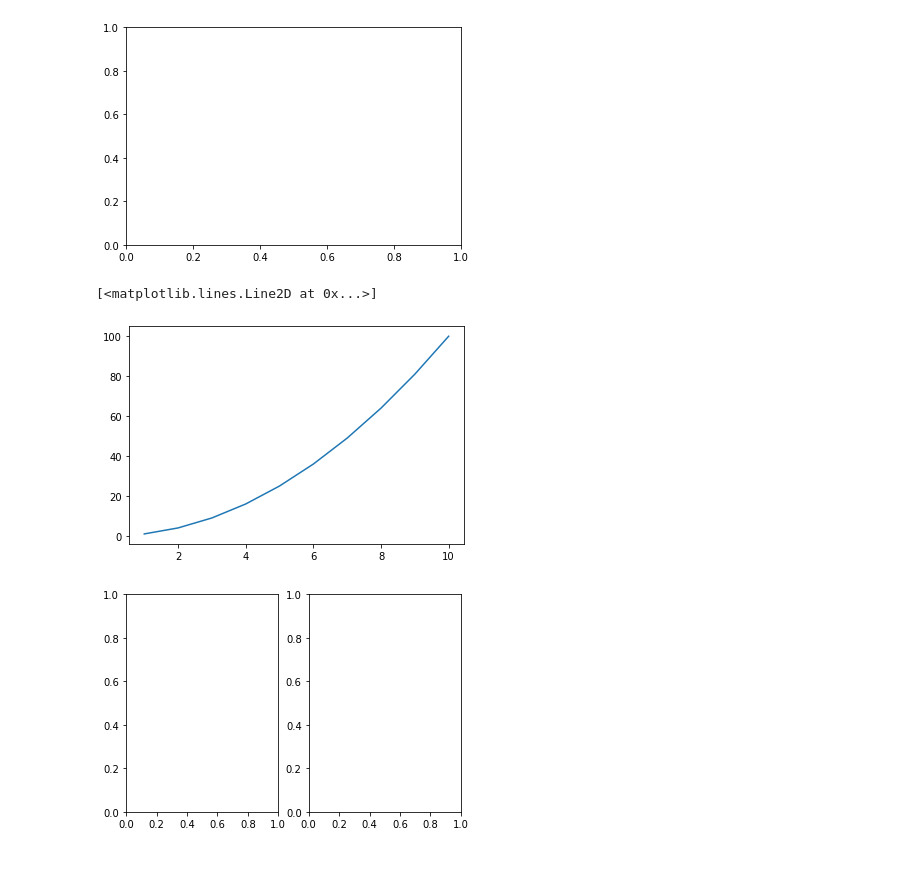
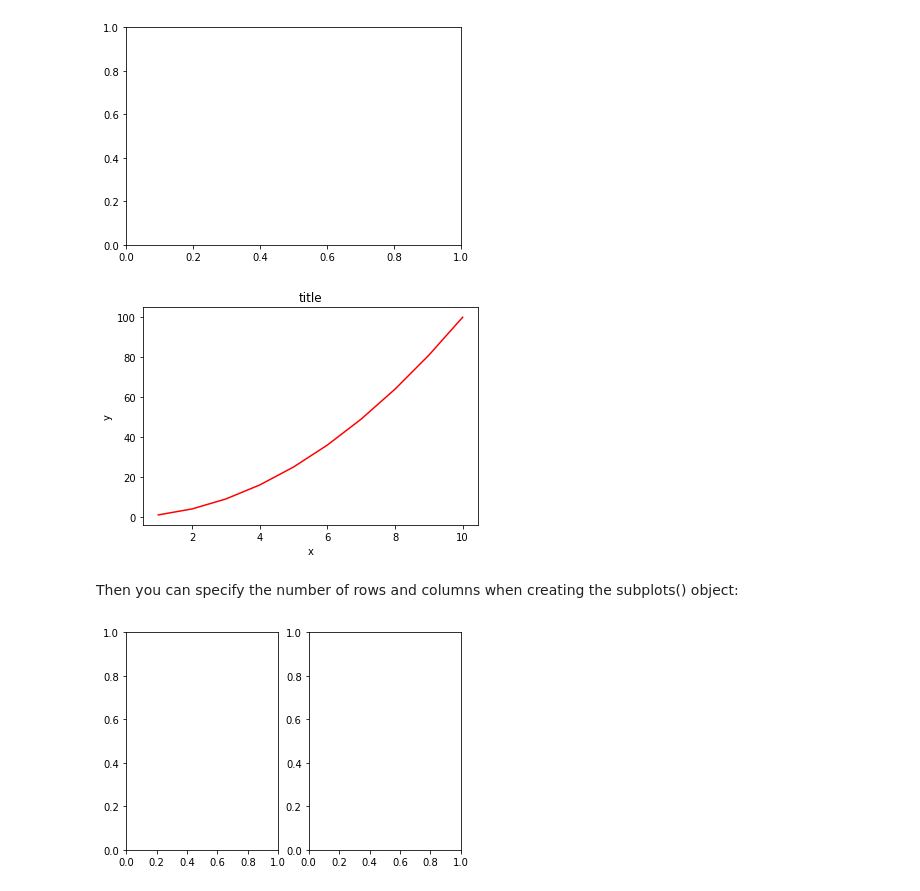
Before and after one commit to chaithrakc/DataScience-Bootcamp, a Jupyter notebook: S08Matplotlib/matplotlib-basic.ipynb, the cells around one changed output. Saved outputs shown, nothing was run; the diff lists cells and outputs as text; code cells hidden in the pictures; blank space fills up the shorter version.

```diff
--- a/S08Matplotlib/matplotlib-basic.ipynb
+++ b/S08Matplotlib/matplotlib-basic.ipynb
@@ -137,11 +140,16 @@ Creating subplots using object oriented method
 fig, axes = plt.subplots() # empty canvas, tuple unpacking
 # %% [output]
 [figure]
-# %%
-# subplots behaving similar to plt.figure()
-fig, axes = plt.subplots() # empty canvas
-axes.plot(x,y)
-# %% [output]
-[<matplotlib.lines.Line2D at 0x...>]
-[figure, removed]
+# %%
+# Now use the axes object to add stuff to plot
+axes.plot(x, y, 'r')
+axes.set_xlabel('x')
+axes.set_ylabel('y')
+axes.set_title('title')
+
+fig
+# %% [output]
+[figure, added]
+# %% [markdown]
+Then you can specify the number of rows and columns when creating the subplots() object:
 # %%
```
Also changed, not shown: parts of 34 cells of this notebook.
